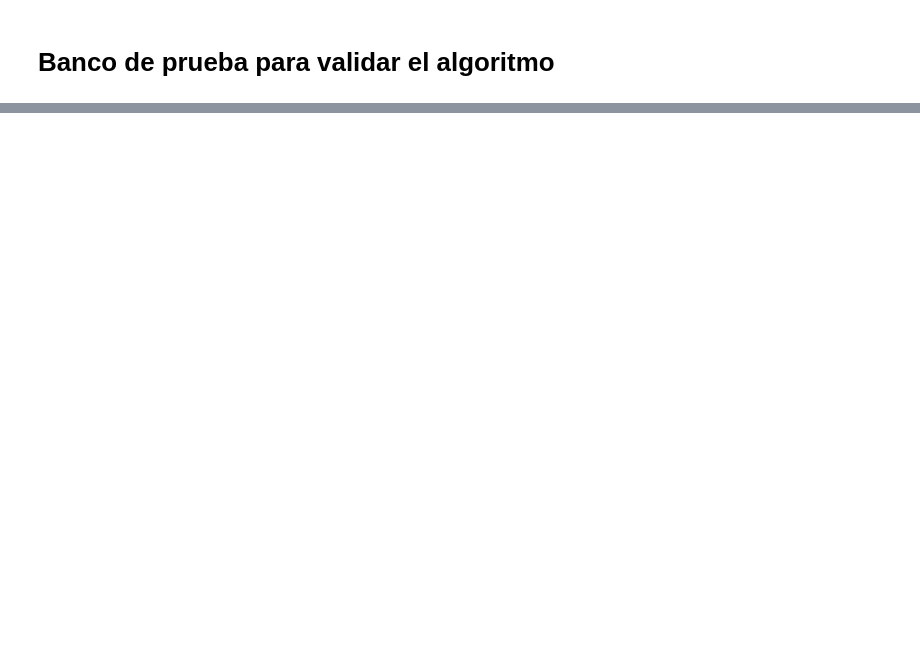
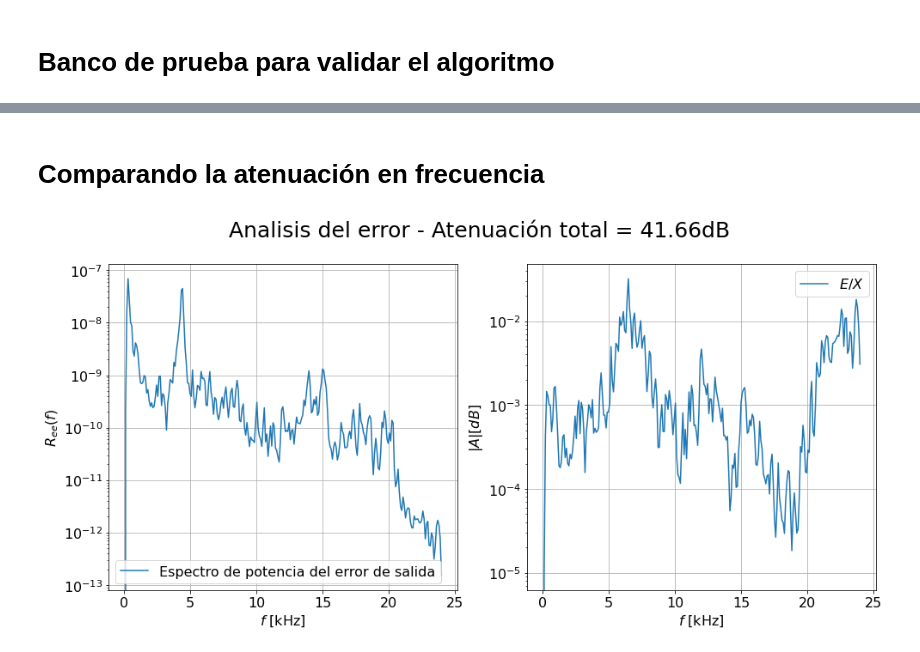
Before and after one commit to asp-image-dsp/asp-project-02, a Jupyter notebook: development/rls_primary.ipynb, the cells around one changed output, grey strips where cells are left out. Drawn from its saved outputs; the diff is of its cells as text; code cells hidden in the pictures; blank space fills up the shorter version.

```diff
--- a/development/rls_primary.ipynb
+++ b/development/rls_primary.ipynb
@@ -79,0 +90,6 @@ Comparando este resultado con el obtenido en LMS,
+# %% [markdown]
+# Comparando la atenuación en frecuencia
+# %%
+plot_helpers.plot_error_analysis(headphone.d[600:], e_rls[600:], 48000, 'Analisis del error', a_weighting=True)
+# %% [output]
+[figure, added]
```
Also changed, not shown: parts of 13 cells of this notebook, 5 other files.
